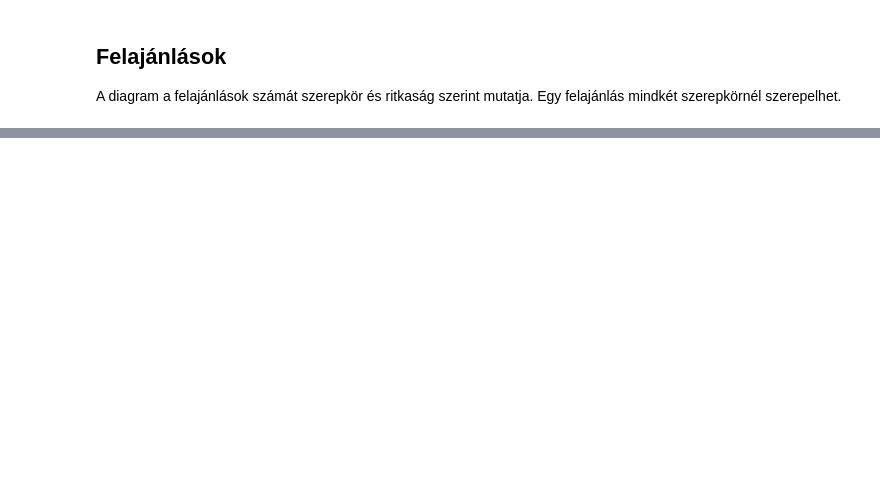
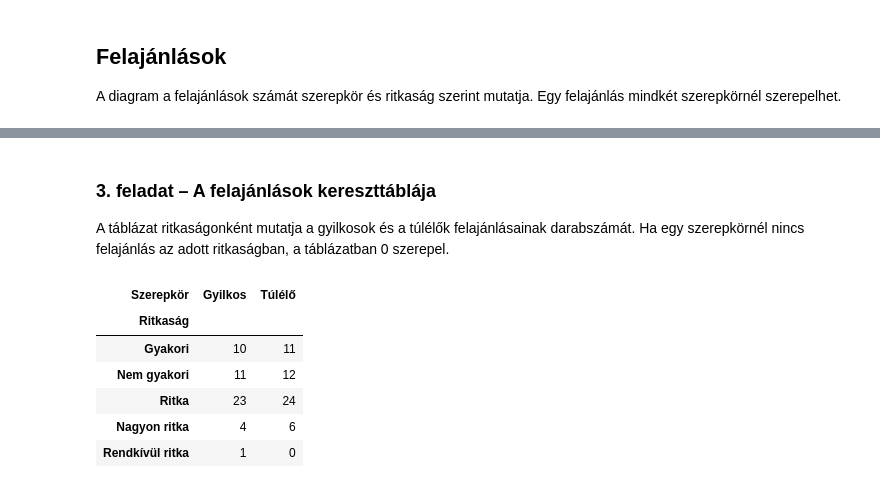
Before and after one commit to nemethbalu06-svg/Python-Projekt, a Jupyter notebook: analysis.ipynb, the cells around one changed output, grey strips where cells are left out. Drawn from its saved outputs; the diff is of its cells as text; code cells hidden in the pictures; blank space fills up the shorter version.

```diff
--- a/analysis.ipynb
+++ b/analysis.ipynb
@@ -90,0 +130,22 @@ px.bar(offerings, x="Szerepkör", y="Darabszám", title="Felajánlások szerepk
+# %% [markdown]
+### 3. feladat – A felajánlások kereszttáblája
+
+A táblázat ritkaságonként mutatja a gyilkosok és a túlélők felajánlásainak darabszámát. Ha egy szerepkörnél nincs felajánlás az adott ritkaságban, a táblázatban 0 szerepel.
+# %%
+offerings_pivot = offerings.pivot_table(
+    index="Ritkaság",
+    columns="Szerepkör",
+    values="Darabszám",
+    aggfunc="sum",
+    fill_value=0,
+)
+offerings_pivot = offerings_pivot.reindex(RARITIES.values(), fill_value=0)
+offerings_pivot
+# %% [output]
+| Szerepkör | Gyilkos | Túlélő |
+| Ritkaság |  |  |
+| Gyakori | 10 | 11 |
+| Nem gyakori | 11 | 12 |
+| Ritka | 23 | 24 |
+| Nagyon ritka | 4 | 6 |
+| Rendkívül ritka | 1 | 0 |
```
Also changed, not shown: parts of 9 cells of this notebook, 9 other files.
